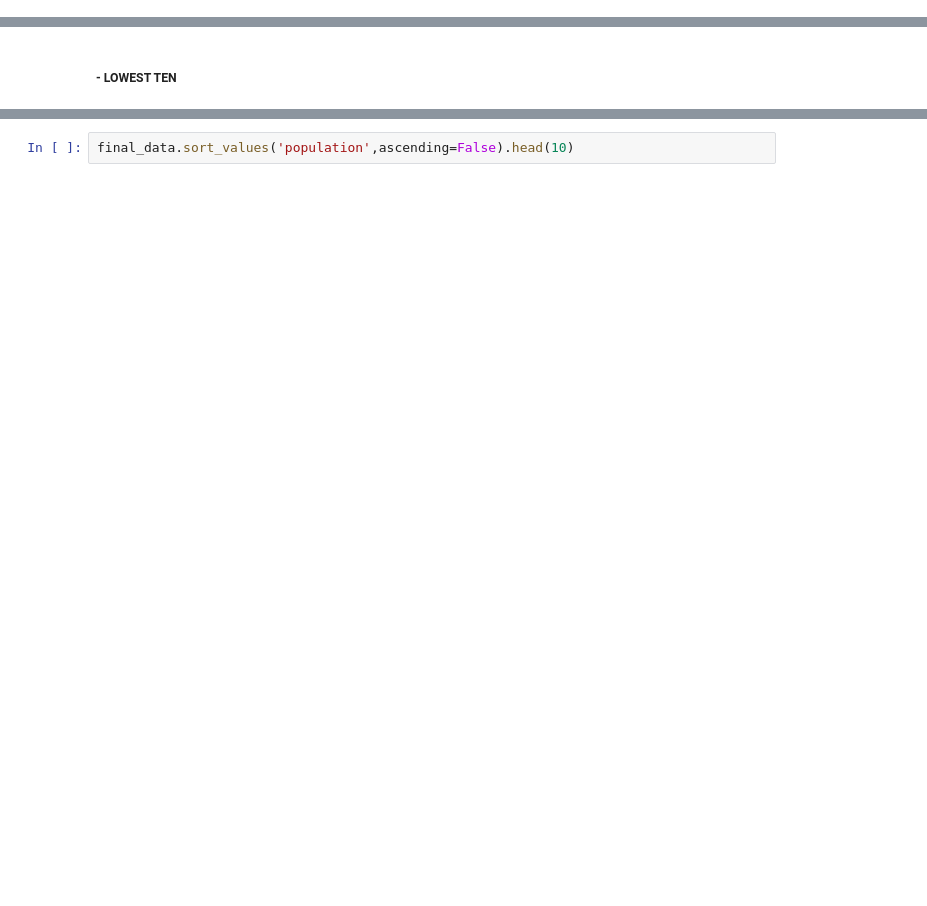
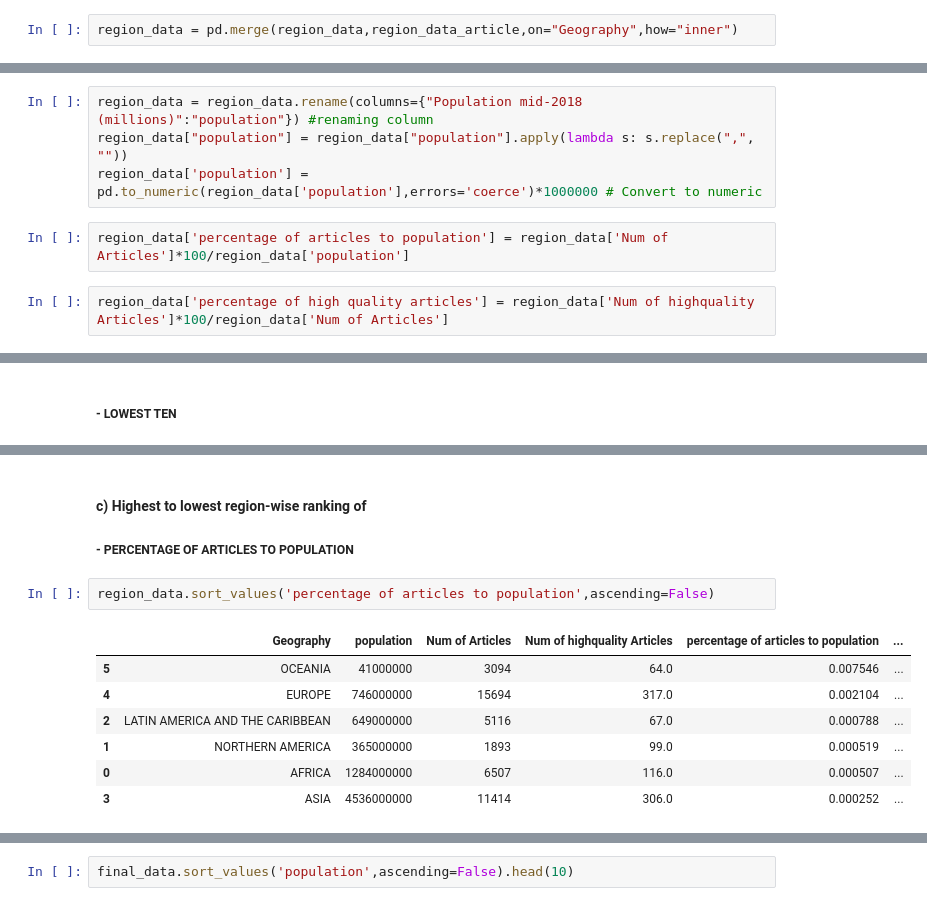
Before and after one commit to apoorva-sh/data-512-a2, a Jupyter notebook: hcds-a2-bias.ipynb, the cells around one changed output, grey strips where cells are left out. Cells and saved outputs as stored; diff of their text form; blank space fills up the shorter version.

Commit message:
Region wise analysis

```diff
--- a/hcds-a2-bias.ipynb
+++ b/hcds-a2-bias.ipynb
@@ -524,0 +830,2 @@ final_data.head()
+# %%
+region_data = pd.merge(region_data,region_data_article,on="Geography",how="inner")
@@ -525,3 +839,11 @@ final_data.head()
+# %%
+region_data = region_data.rename(columns={"Population mid-2018 (millions)":"population"}) #renaming column
+region_data["population"] = region_data["population"].apply(lambda s: s.replace(",", ""))
+region_data['population'] = pd.to_numeric(region_data['population'],errors='coerce')*1000000 # Convert to numeric
+# %%
+region_data['percentage of articles to population'] = region_data['Num of Articles']*100/region_data['population']
+# %%
+region_data['percentage of high quality articles'] = region_data['Num of highquality Articles']*100/region_data['Num of Articles']
 # %% [markdown]
 ### The Second half of this analysis will be looking at the 10 lowest and highest ranking countries in:
 
@@ -594,3 +916,16 @@ final_data.sort_values('percentage of articles to population',ascending = True).
 | Thailand | 3.0 | 111 | 2.702703 | 6.620000e+07 | 0.000168 |
 | Mozambique | 0.0 | 57 | 0.000000 | 3.050000e+07 | 0.000187 |
 | Bangladesh | 3.0 | 319 | 0.940439 | 1.664000e+08 | 0.000192 |
+# %% [markdown]
+#### c) Highest to lowest region-wise ranking of
+##### - PERCENTAGE OF ARTICLES TO POPULATION
+# %%
+region_data.sort_values('percentage of articles to population',ascending=False)
+# %% [output]
+|  | Geography | population | Num of Articles | Num of highquality Articles | percentage of articles to population | ... |
+| 5 | OCEANIA | 41000000 | 3094 | 64.0 | 0.007546 | ... |
+| 4 | EUROPE | 746000000 | 15694 | 317.0 | 0.002104 | ... |
+| 2 | LATIN AMERICA AND THE CARIBBEAN | 649000000 | 5116 | 67.0 | 0.000788 | ... |
+| 1 | NORTHERN AMERICA | 365000000 | 1893 | 99.0 | 0.000519 | ... |
+| 0 | AFRICA | 1284000000 | 6507 | 116.0 | 0.000507 | ... |
+| 3 | ASIA | 4536000000 | 11414 | 306.0 | 0.000252 | ... |
```
Also changed, not shown: parts of 16 cells of this notebook.
